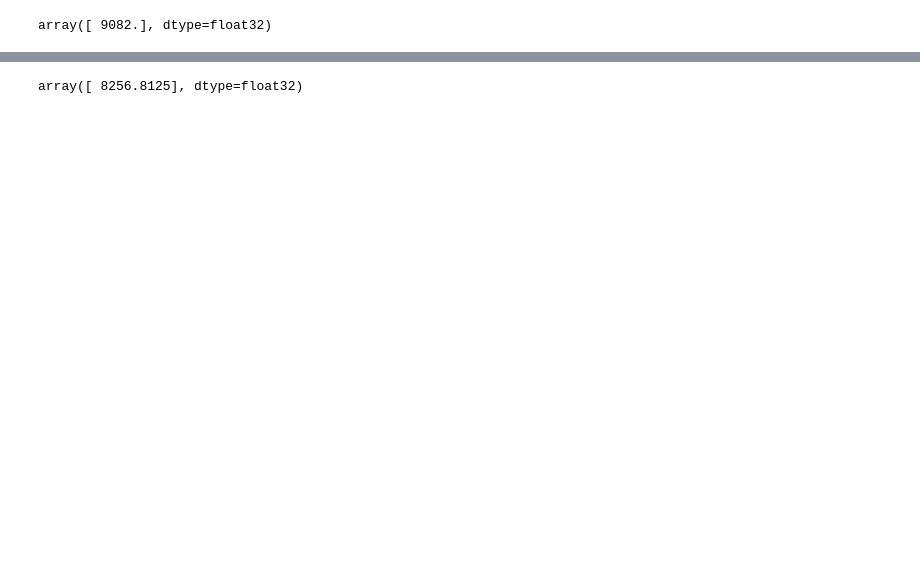
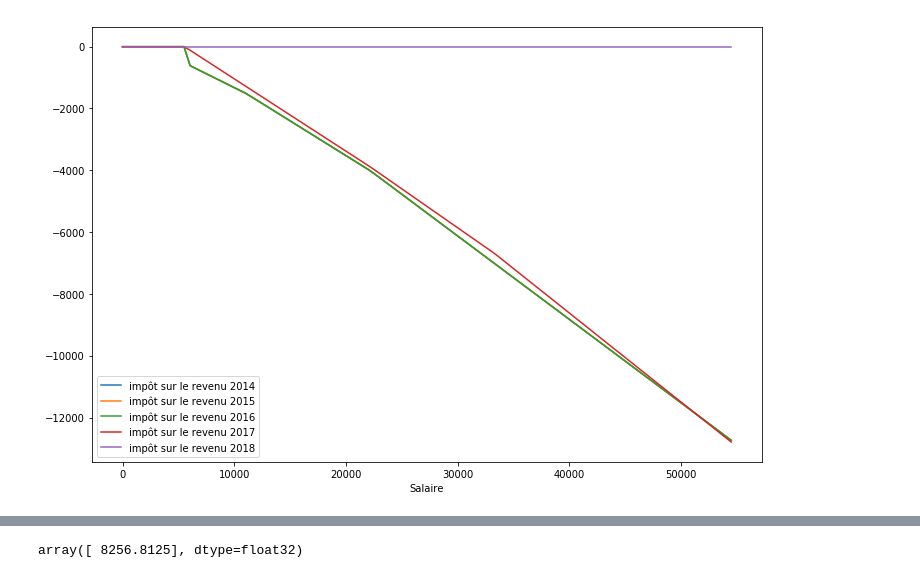
Before and after one commit to openfisca/openfisca-tunisia, a Jupyter notebook: notebooks/demo.ipynb, the cells around one changed output, grey strips where cells are left out. Cells and saved outputs as stored; diff of their text form; code cells hidden in the pictures; blank space fills up the shorter version.

```diff
--- a/notebooks/demo.ipynb
+++ b/notebooks/demo.ipynb
@@ -12,4 +8,0 @@ simulation = tax_benefit_system.new_scenario().init_single_entity(
-# %%
-simulation.calculate_add('salaire_imposable', period = year)
-# %% [output]
-array([ 9082.], dtype=float32)
@@ -16 +47,19 @@ array([ 9082.], dtype=float32)
+# %%
+salaire_imposable_by_year = dict(
+    (year, simulation.calculate_add('salaire_imposable', period = year))
+    for year in range(2014, 2019)
+    )
+irpp_by_year = dict(
+    (year, simulation.calculate('irpp', period = year))
+    for year in range(2014, 2019)
+    )
+# %%
+plt.figure(figsize=(12, 8))
+salaire_imposable = salaire_imposable_by_year[2014]
+for year in range(2014, 2019):
+    plt.plot(salaire_imposable, irpp_by_year[year], label=u'impôt sur le revenu {}'.format(year))
+    plt.xlabel(u'Salaire')
+    plt.legend()
+# %% [output]
+[figure, added]
 # %%
```
Also changed, not shown: parts of 4 cells of this notebook.
